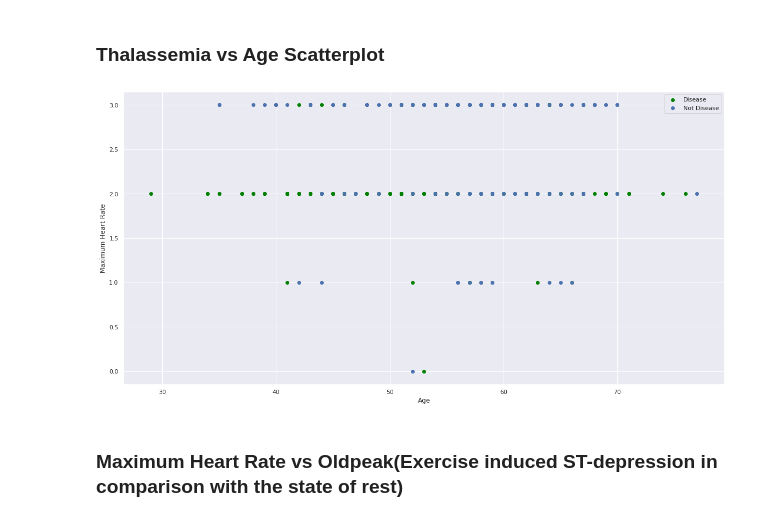
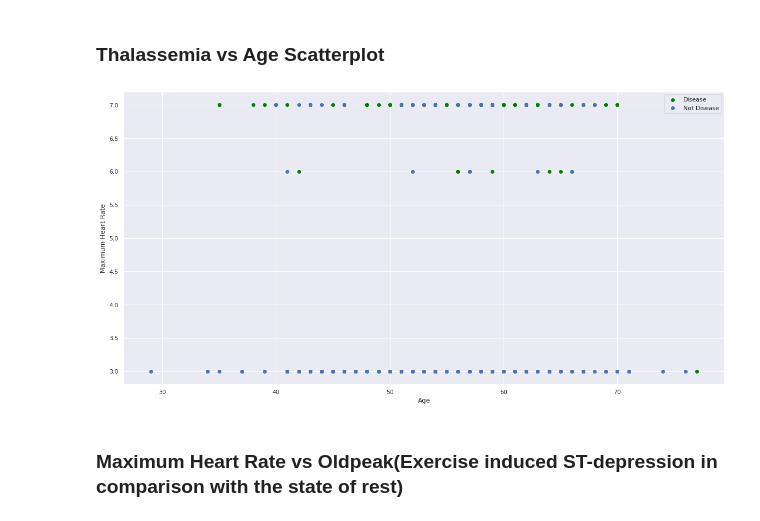
Before and after one commit to NamrathaHV/Heart_Disease_Prediction, a Jupyter notebook: Heart_Disease_Prediction.ipynb, the cells around one changed output. Cells and saved outputs as stored; diff of their text form; code cells hidden in the pictures.

```diff
--- a/Heart_Disease_Prediction.ipynb
+++ b/Heart_Disease_Prediction.ipynb
@@ -817,14 +828,14 @@ plt.show()
 ### **Thalassemia vs Age Scatterplot**
 # %%
 plt.figure(figsize=(20, 10))
-plt.scatter(x=dataset.age[dataset.target==1], y=dataset.thal[(dataset.target==1)], c="green")
-plt.scatter(x=dataset.age[dataset.target==0], y=dataset.thal[(dataset.target==0)])
+plt.scatter(x=dataset.age[dataset.target==2], y=dataset.thal[(dataset.target==2)], c="green")
+plt.scatter(x=dataset.age[dataset.target==1], y=dataset.thal[(dataset.target==1)])
 plt.legend(["Disease", "Not Disease"])
 plt.xlabel("Age")
 plt.ylabel("Maximum Heart Rate")
 plt.show()
 # %% [output]
-[figure, old version]
+[figure, new version]
 # %% [markdown]
 ### **Maximum Heart Rate vs Oldpeak(Exercise induced ST-depression in comparison with the state of rest)**
 # %%
```
Also changed, not shown: parts of 109 cells of this notebook.
